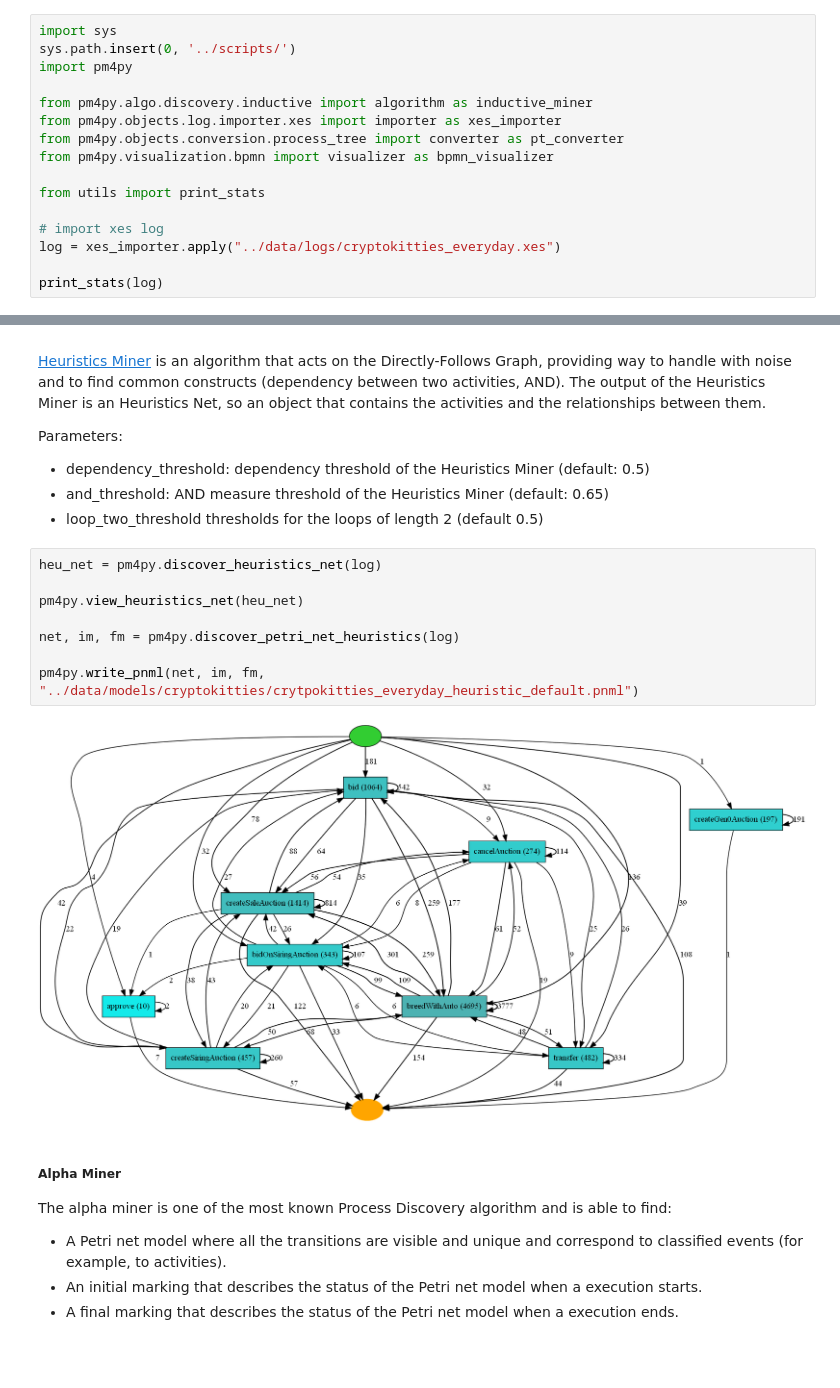
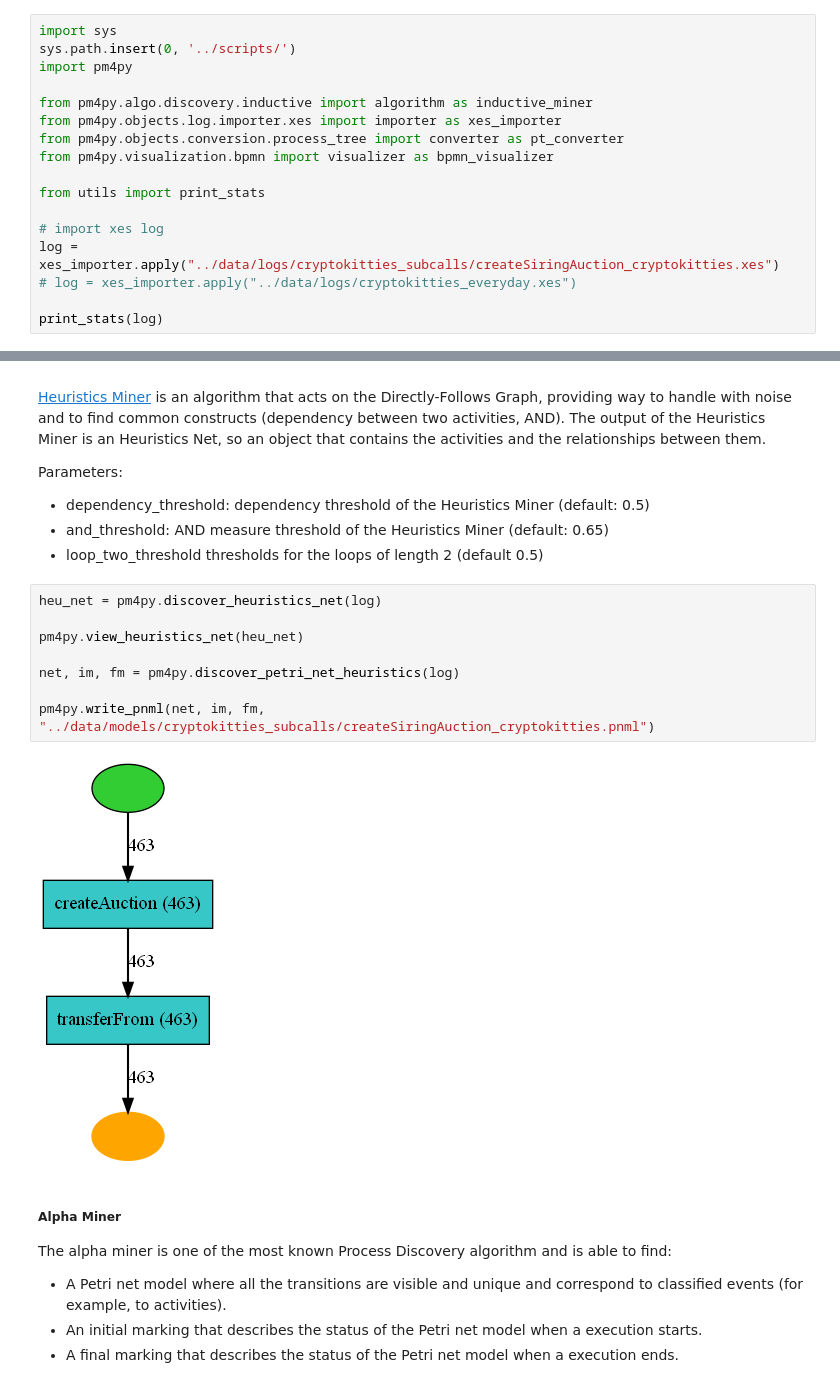
Before and after one commit to yuripaoloni/xes-ethereum-extractor, a Jupyter notebook: misc/notebooks/discovery.ipynb, the cells around one changed output, grey strips where cells are left out. Drawn from its saved outputs; the diff is of its cells as text; blank space fills up the shorter version.

Commit message:
execution on cryptokitties

```diff
--- a/misc/notebooks/discovery.ipynb
+++ b/misc/notebooks/discovery.ipynb
@@ -11,7 +11,8 @@ from pm4py.visualization.bpmn import visualizer as bpmn_visualizer
 from utils import print_stats
 
 # import xes log
-log = xes_importer.apply("../data/logs/cryptokitties_everyday.xes")
+log = xes_importer.apply("../data/logs/cryptokitties_subcalls/createSiringAuction_cryptokitties.xes")
+# log = xes_importer.apply("../data/logs/cryptokitties_everyday.xes")
 
 print_stats(log)
 # %% [output]
@@ -50,13 +51,13 @@ Parameters:
 # %%
 heu_net = pm4py.discover_heuristics_net(log)
 
 pm4py.view_heuristics_net(heu_net)
 
 net, im, fm = pm4py.discover_petri_net_heuristics(log)
 
-pm4py.write_pnml(net, im, fm, "../data/models/cryptokitties/crytpokitties_everyday_heuristic_default.pnml")
+pm4py.write_pnml(net, im, fm, "../data/models/cryptokitties_subcalls/createSiringAuction_cryptokitties.pnml")
 # %% [output]
-[figure, old version]
+[figure, new version]
 # %% [markdown]
 ##### Alpha Miner
 
```
Also changed, not shown: parts of 1 cell of this notebook, 11 other files.
